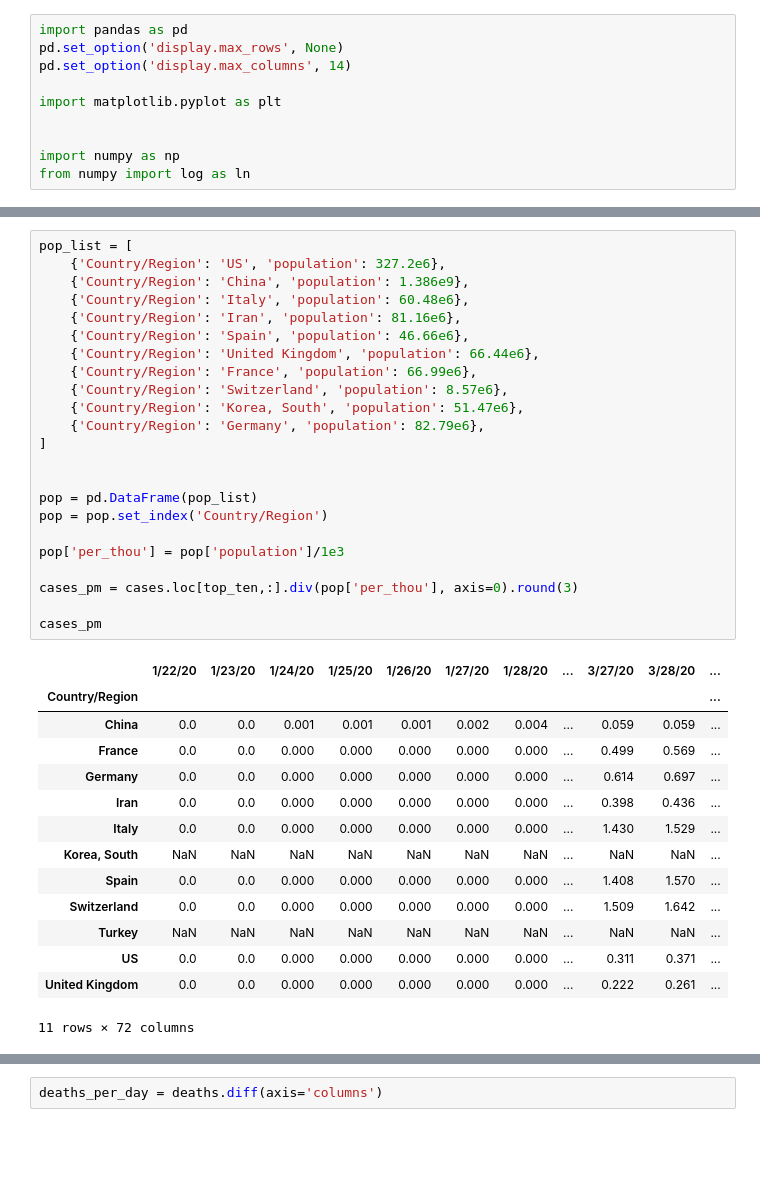
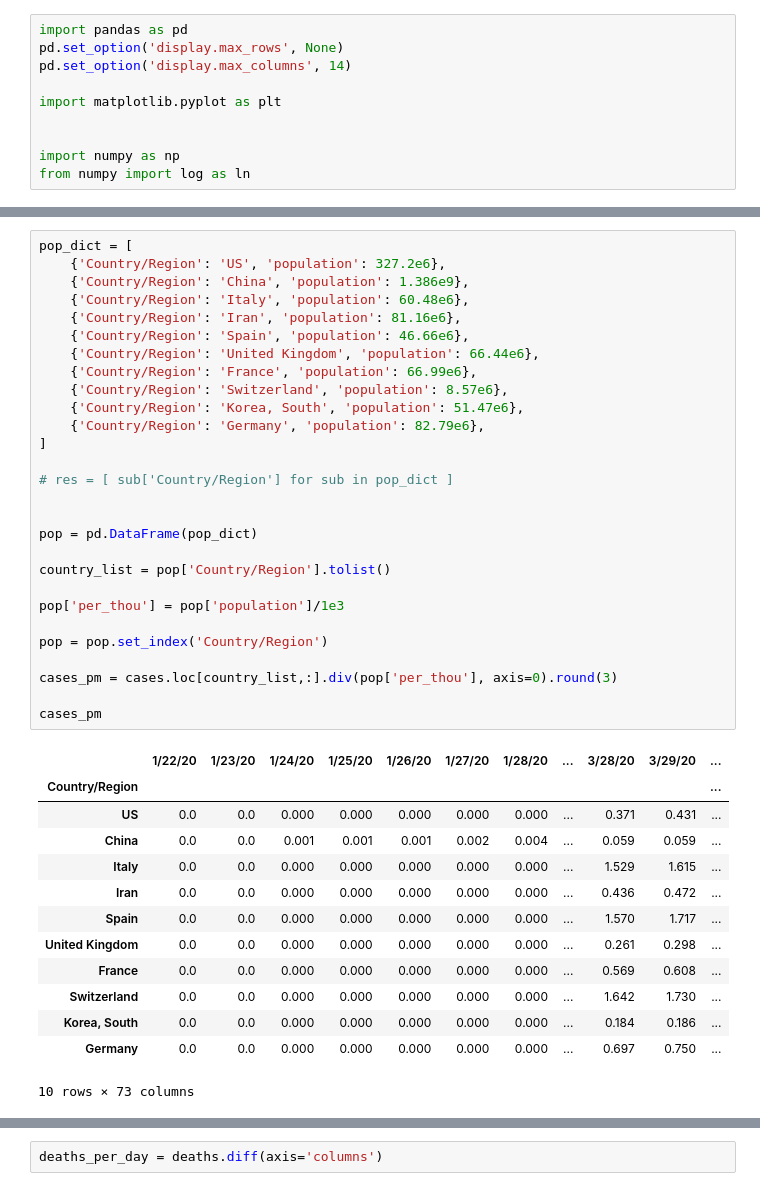
Before and after one commit to caseyjamesdavis/covid19-numbers, a Jupyter notebook: covid 19 numbers GLOBAL.ipynb, the cells around one changed output, grey strips where cells are left out. Cells and saved outputs as stored; diff of their text form; blank space fills up the shorter version.

```diff
--- a/covid 19 numbers GLOBAL.ipynb
+++ b/covid 19 numbers GLOBAL.ipynb
@@ -149,41 +149,45 @@ deaths_doubling_time.style.background_gradient(cmap='Reds_r', vmin=1.0, vmax=7.0
 # %%
-pop_list = [
+pop_dict = [
     {'Country/Region': 'US', 'population': 327.2e6},
     {'Country/Region': 'China', 'population': 1.386e9},
     {'Country/Region': 'Italy', 'population': 60.48e6},
     {'Country/Region': 'Iran', 'population': 81.16e6},
     {'Country/Region': 'Spain', 'population': 46.66e6},
     {'Country/Region': 'United Kingdom', 'population': 66.44e6},
     {'Country/Region': 'France', 'population': 66.99e6},
     {'Country/Region': 'Switzerland', 'population': 8.57e6},
     {'Country/Region': 'Korea, South', 'population': 51.47e6},
     {'Country/Region': 'Germany', 'population': 82.79e6},
 ]
 
+# res = [ sub['Country/Region'] for sub in pop_dict ]
 
-pop = pd.DataFrame(pop_list)
-pop = pop.set_index('Country/Region')
+
+pop = pd.DataFrame(pop_dict)
+
+country_list = pop['Country/Region'].tolist()
 
 pop['per_thou'] = pop['population']/1e3
 
-cases_pm = cases.loc[top_ten,:].div(pop['per_thou'], axis=0).round(3)
+pop = pop.set_index('Country/Region')
+
+cases_pm = cases.loc[country_list,:].div(pop['per_thou'], axis=0).round(3)
 
 cases_pm
 # %% [output]
-|  | 1/22/20 | 1/23/20 | 1/24/20 | 1/25/20 | 1/26/20 | 1/27/20 | 1/28/20 | ... | 3/27/20 | 3/28/20 | ... |
+|  | 1/22/20 | 1/23/20 | 1/24/20 | 1/25/20 | 1/26/20 | 1/27/20 | 1/28/20 | ... | 3/28/20 | 3/29/20 | ... |
 | Country/Region |  |  |  |  |  |  |  |  |  |  | ... |
+| US | 0.0 | 0.0 | 0.000 | 0.000 | 0.000 | 0.000 | 0.000 | ... | 0.371 | 0.431 | ... |
 | China | 0.0 | 0.0 | 0.001 | 0.001 | 0.001 | 0.002 | 0.004 | ... | 0.059 | 0.059 | ... |
-| France | 0.0 | 0.0 | 0.000 | 0.000 | 0.000 | 0.000 | 0.000 | ... | 0.499 | 0.569 | ... |
-| Germany | 0.0 | 0.0 | 0.000 | 0.000 | 0.000 | 0.000 | 0.000 | ... | 0.614 | 0.697 | ... |
-| Iran | 0.0 | 0.0 | 0.000 | 0.000 | 0.000 | 0.000 | 0.000 | ... | 0.398 | 0.436 | ... |
-| Italy | 0.0 | 0.0 | 0.000 | 0.000 | 0.000 | 0.000 | 0.000 | ... | 1.430 | 1.529 | ... |
-| Korea, South | NaN | NaN | NaN | NaN | NaN | NaN | NaN | ... | NaN | NaN | ... |
-| Spain | 0.0 | 0.0 | 0.000 | 0.000 | 0.000 | 0.000 | 0.000 | ... | 1.408 | 1.570 | ... |
-| Switzerland | 0.0 | 0.0 | 0.000 | 0.000 | 0.000 | 0.000 | 0.000 | ... | 1.509 | 1.642 | ... |
-| Turkey | NaN | NaN | NaN | NaN | NaN | NaN | NaN | ... | NaN | NaN | ... |
-| US | 0.0 | 0.0 | 0.000 | 0.000 | 0.000 | 0.000 | 0.000 | ... | 0.311 | 0.371 | ... |
-| United Kingdom | 0.0 | 0.0 | 0.000 | 0.000 | 0.000 | 0.000 | 0.000 | ... | 0.222 | 0.261 | ... |
+| Italy | 0.0 | 0.0 | 0.000 | 0.000 | 0.000 | 0.000 | 0.000 | ... | 1.529 | 1.615 | ... |
+| Iran | 0.0 | 0.0 | 0.000 | 0.000 | 0.000 | 0.000 | 0.000 | ... | 0.436 | 0.472 | ... |
+| Spain | 0.0 | 0.0 | 0.000 | 0.000 | 0.000 | 0.000 | 0.000 | ... | 1.570 | 1.717 | ... |
+| United Kingdom | 0.0 | 0.0 | 0.000 | 0.000 | 0.000 | 0.000 | 0.000 | ... | 0.261 | 0.298 | ... |
+| France | 0.0 | 0.0 | 0.000 | 0.000 | 0.000 | 0.000 | 0.000 | ... | 0.569 | 0.608 | ... |
+| Switzerland | 0.0 | 0.0 | 0.000 | 0.000 | 0.000 | 0.000 | 0.000 | ... | 1.642 | 1.730 | ... |
+| Korea, South | 0.0 | 0.0 | 0.000 | 0.000 | 0.000 | 0.000 | 0.000 | ... | 0.184 | 0.186 | ... |
+| Germany | 0.0 | 0.0 | 0.000 | 0.000 | 0.000 | 0.000 | 0.000 | ... | 0.697 | 0.750 | ... |
-11 rows × 72 columns
+10 rows × 73 columns
 # %%
 %matplotlib
 
```
Also changed, not shown: parts of 9 cells of this notebook, 13 other files.
